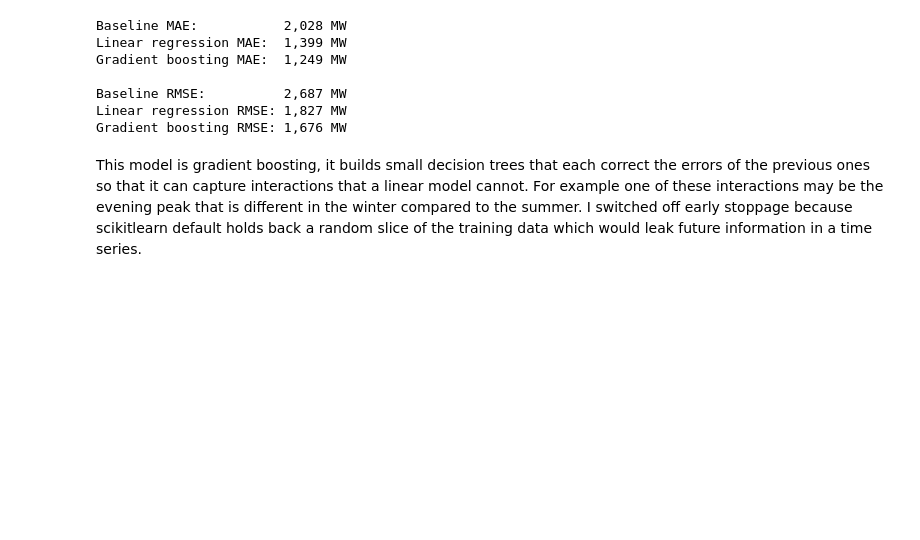
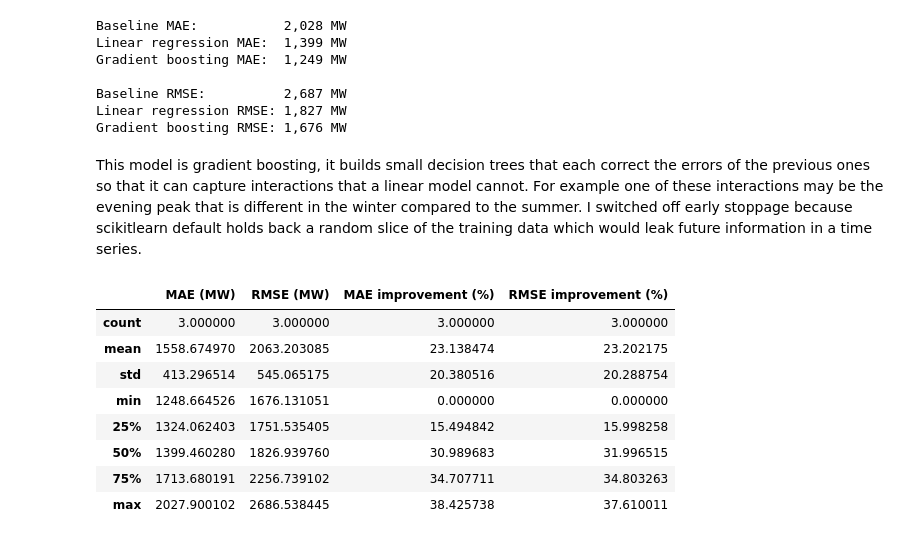
Before and after one commit to rawdan2006-ai/electricity-demand-forecast, a Jupyter notebook: notebooks/demand_forecast.ipynb, the cells around one changed output. Drawn from its saved outputs; the diff is of its cells as text; code cells hidden in the pictures; blank space fills up the shorter version.

```diff
--- a/notebooks/demand_forecast.ipynb
+++ b/notebooks/demand_forecast.ipynb
@@ -370,3 +369,27 @@ Gradient boosting RMSE: 1,676 MW
 # %% [markdown]
 This model is gradient boosting, it builds small decision trees that each correct the errors of the previous ones so that it can capture interactions that a linear model cannot. For example one of these interactions may be the evening peak that is different in the winter compared to the summer.
 I switched off early stoppage because scikitlearn default holds back a random slice of the training data which would leak future information in a time series.
+# %%
+results = pd.DataFrame(
+    {
+        "MAE (MW)": [baseline_MAE, lin_mae, gb_mae],
+        "RMSE (MW)": [baseline_RMSE, lin_rmse, gb_rmse],
+    },
+    index=["Baseline (same time last week)", "Linear regression", "Gradient boosting"],
+)
+
+results["MAE improvement (%)"] = (1 - results["MAE (MW)"] / baseline_MAE) * 100
+results["RMSE improvement (%)"] = (1 - results["RMSE (MW)"] / baseline_RMSE) * 100
+
+results.round(1)
+results.describe()
+# %% [output]
+|  | MAE (MW) | RMSE (MW) | MAE improvement (%) | RMSE improvement (%) |
+| count | 3.000000 | 3.000000 | 3.000000 | 3.000000 |
+| mean | 1558.674970 | 2063.203085 | 23.138474 | 23.202175 |
+| std | 413.296514 | 545.065175 | 20.380516 | 20.288754 |
+| min | 1248.664526 | 1676.131051 | 0.000000 | 0.000000 |
+| 25% | 1324.062403 | 1751.535405 | 15.494842 | 15.998258 |
+| 50% | 1399.460280 | 1826.939760 | 30.989683 | 31.996515 |
+| 75% | 1713.680191 | 2256.739102 | 34.707711 | 34.803263 |
+| max | 2027.900102 | 2686.538445 | 38.425738 | 37.610011 |
```
Also changed, not shown: parts of 4 cells of this notebook.
